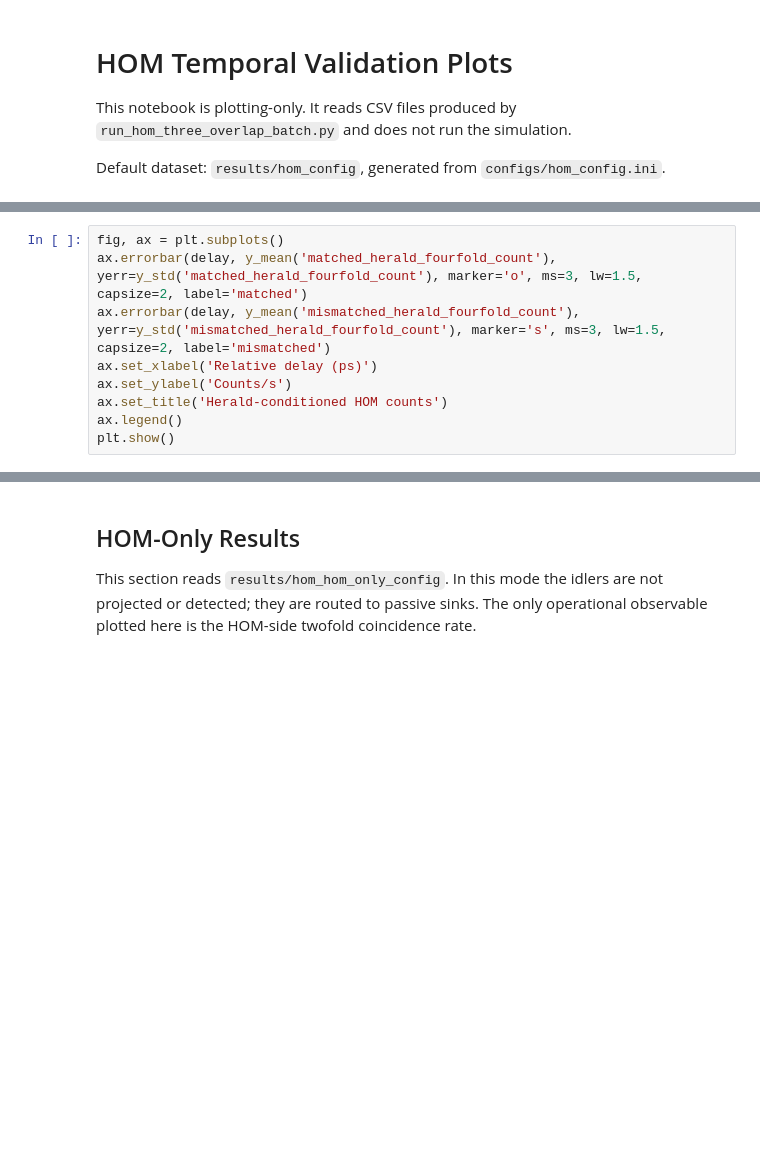
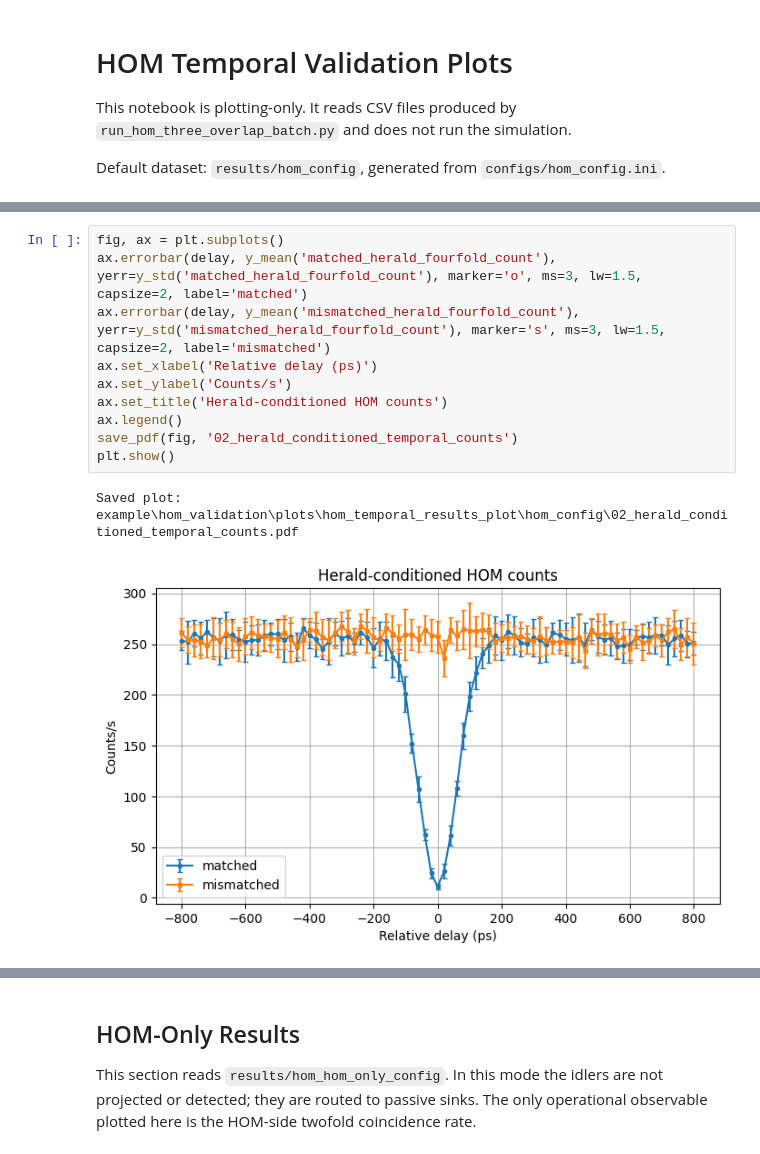
Before and after one commit to amlabdr/SeQUeNCe, a Jupyter notebook: example/hom_validation/hom_temporal_results_plot.ipynb, the cells around one changed output, grey strips where cells are left out. Saved outputs shown, nothing was run; the diff lists cells and outputs as text; blank space fills up the shorter version.

```diff
--- a/example/hom_validation/hom_temporal_results_plot.ipynb
+++ b/example/hom_validation/hom_temporal_results_plot.ipynb
@@ -107,12 +148,16 @@ plt.show()
 # %%
 fig, ax = plt.subplots()
 ax.errorbar(delay, y_mean('matched_herald_fourfold_count'), yerr=y_std('matched_herald_fourfold_count'), marker='o', ms=3, lw=1.5, capsize=2, label='matched')
 ax.errorbar(delay, y_mean('mismatched_herald_fourfold_count'), yerr=y_std('mismatched_herald_fourfold_count'), marker='s', ms=3, lw=1.5, capsize=2, label='mismatched')
 ax.set_xlabel('Relative delay (ps)')
 ax.set_ylabel('Counts/s')
 ax.set_title('Herald-conditioned HOM counts')
 ax.legend()
+save_pdf(fig, '02_herald_conditioned_temporal_counts')
 plt.show()
+# %% [output]
+Saved plot: example\hom_validation\plots\hom_temporal_results_plot\hom_config\02_herald_conditioned_temporal_counts.pdf
+[figure, added]
 # %%
 # Visibility estimate from measured matched fourfold counts/s.
 # Baseline is estimated from the outer 20% of absolute delay values; dip minimum is the point nearest zero delay.
```
Also changed, not shown: parts of 12 cells of this notebook, 25 other files.
